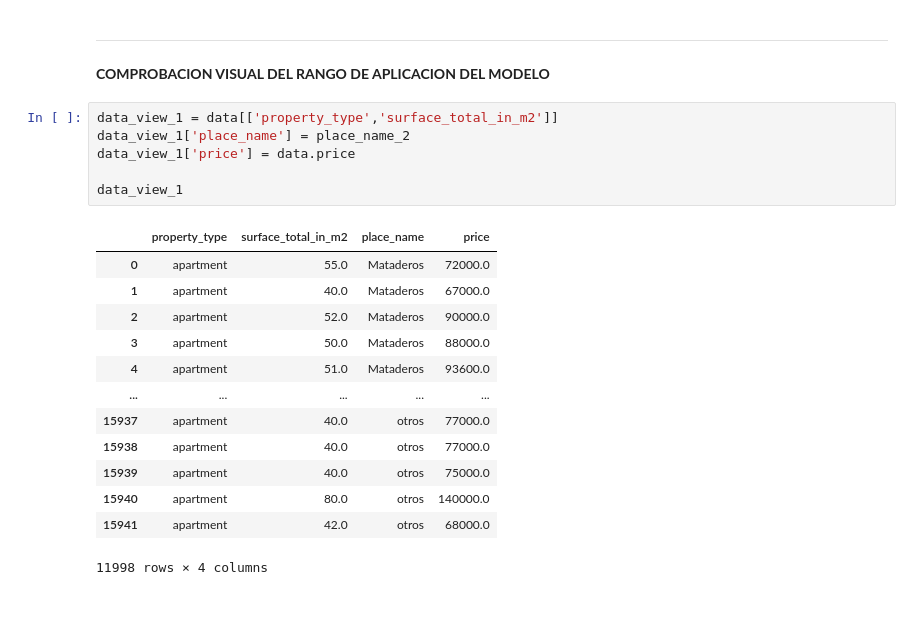
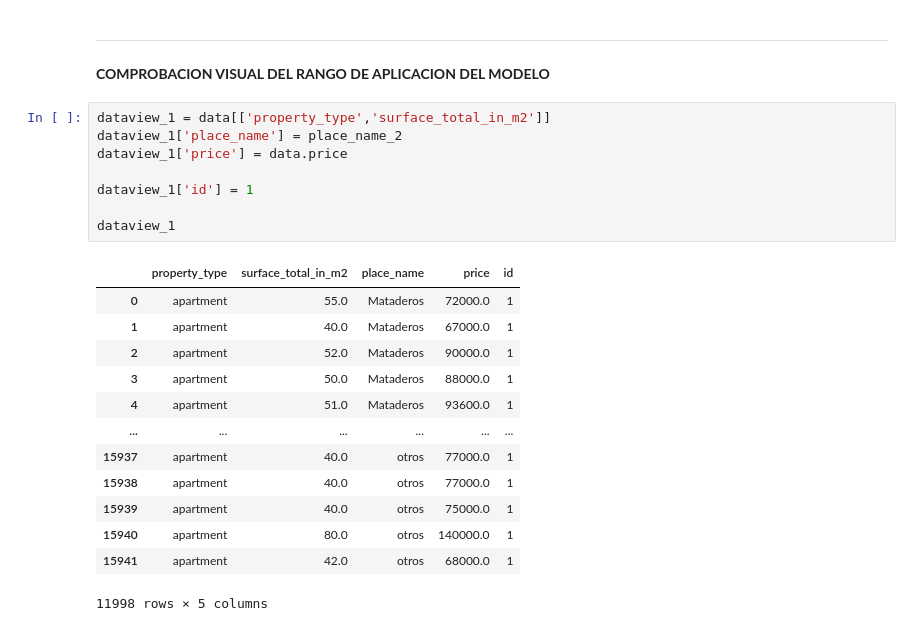
Before and after one commit to grupo4dhds/grupo4_git, a Jupyter notebook: workshop2_G4_ml.ipynb, the cells around one changed output. Cells and saved outputs as stored; diff of their text form.

```diff
--- a/workshop2_G4_ml.ipynb
+++ b/workshop2_G4_ml.ipynb
@@ -568,23 +538,25 @@ visualizacion_dos_scatter(data,muestra, x='surface_total_in_m2', y_1='price', y_
 ------------
 **COMPROBACION VISUAL DEL RANGO DE APLICACION DEL MODELO**
 # %%
-data_view_1 = data[['property_type','surface_total_in_m2']]
-data_view_1['place_name'] = place_name_2
-data_view_1['price'] = data.price
+dataview_1 = data[['property_type','surface_total_in_m2']]
+dataview_1['place_name'] = place_name_2
+dataview_1['price'] = data.price
 
-data_view_1
+dataview_1['id'] = 1
+
+dataview_1
 # %% [output]
-|  | property_type | surface_total_in_m2 | place_name | price |
-| 0 | apartment | 55.0 | Mataderos | 72000.0 |
-| 1 | apartment | 40.0 | Mataderos | 67000.0 |
-| 2 | apartment | 52.0 | Mataderos | 90000.0 |
-| 3 | apartment | 50.0 | Mataderos | 88000.0 |
-| 4 | apartment | 51.0 | Mataderos | 93600.0 |
-| ... | ... | ... | ... | ... |
-| 15937 | apartment | 40.0 | otros | 77000.0 |
-| 15938 | apartment | 40.0 | otros | 77000.0 |
-| 15939 | apartment | 40.0 | otros | 75000.0 |
-| 15940 | apartment | 80.0 | otros | 140000.0 |
-| 15941 | apartment | 42.0 | otros | 68000.0 |
+|  | property_type | surface_total_in_m2 | place_name | price | id |
+| 0 | apartment | 55.0 | Mataderos | 72000.0 | 1 |
+| 1 | apartment | 40.0 | Mataderos | 67000.0 | 1 |
+| 2 | apartment | 52.0 | Mataderos | 90000.0 | 1 |
+| 3 | apartment | 50.0 | Mataderos | 88000.0 | 1 |
+| 4 | apartment | 51.0 | Mataderos | 93600.0 | 1 |
+| ... | ... | ... | ... | ... | ... |
+| 15937 | apartment | 40.0 | otros | 77000.0 | 1 |
+| 15938 | apartment | 40.0 | otros | 77000.0 | 1 |
+| 15939 | apartment | 40.0 | otros | 75000.0 | 1 |
+| 15940 | apartment | 80.0 | otros | 140000.0 | 1 |
+| 15941 | apartment | 42.0 | otros | 68000.0 | 1 |
-11998 rows × 4 columns
+11998 rows × 5 columns
 # %%
```
Also changed, not shown: parts of 9 cells of this notebook, 2 other files.
